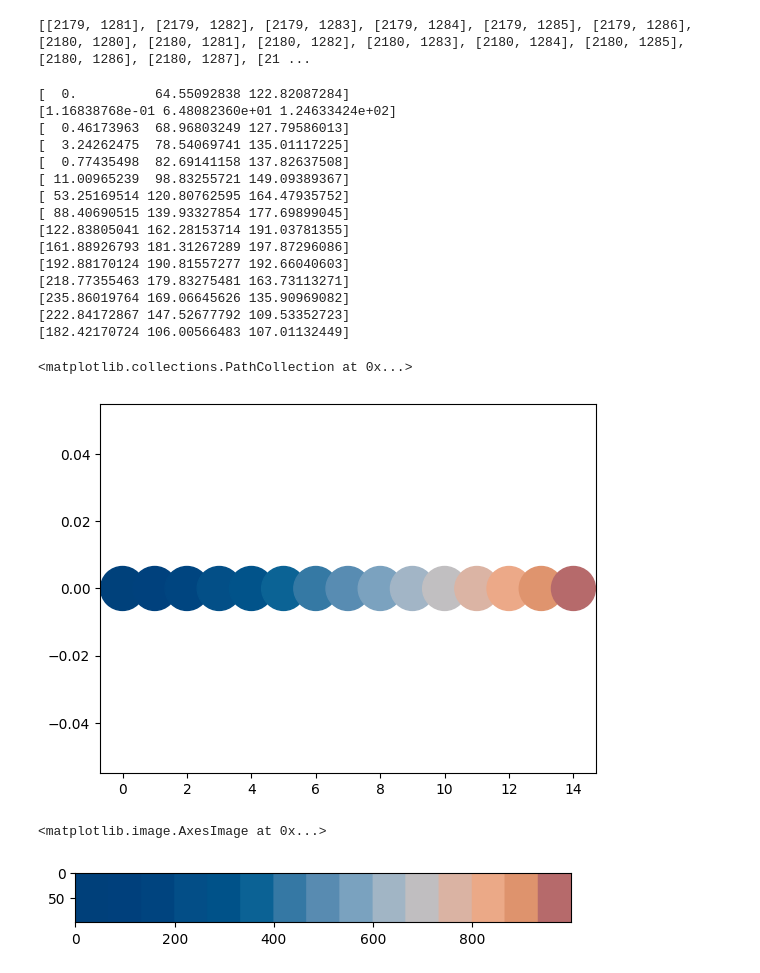
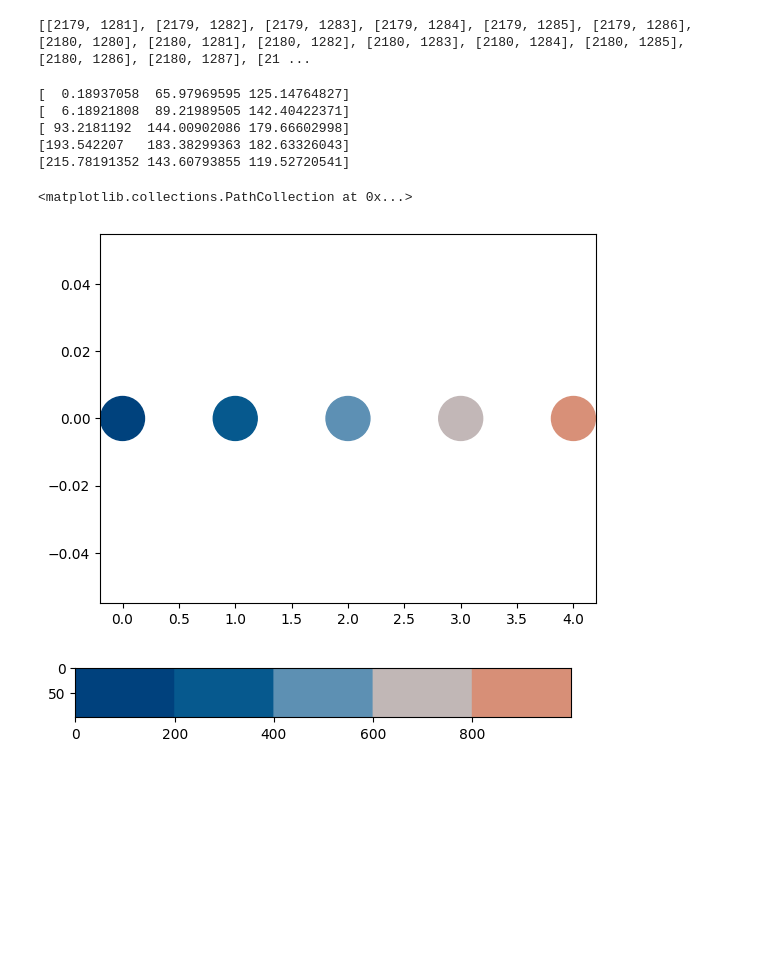
Before and after one commit to hunkim98/sky-palette, a Jupyter notebook: segmentation.ipynb, the cells around one changed output. Cells and saved outputs as stored; diff of their text form; code cells hidden in the pictures; blank space fills up the shorter version.

```diff
--- a/segmentation.ipynb
+++ b/segmentation.ipynb
@@ -104,48 +104,38 @@ print(segment_info_array[-1]['points'])
 # %% [output]
 [[2179, 1281], [2179, 1282], [2179, 1283], [2179, 1284], [2179, 1285], [2179, 1286], [2180, 1280], [2180, 1281], [2180, 1282], [2180, 1283], [2180, 1284], [2180, 1285], [2180, 1286], [2180, 1287], [21 ...
 # %%
-num_colors = 15
+num_colors = 5
 
 top_row_index = 0
 bottom_row_index = segment_info_array[-1]['points'][-1][0]
 
 
 
 stop_row_indices = np.linspace(top_row_index, bottom_row_index, num_colors + 1, dtype=int)
 
 key_colors = []
 for i in range(stop_row_indices.astype(int).shape[0]):
     if i == 0:
         continue
     else:
         start_row_index = stop_row_indices[i-1].astype(int)
         stop_row_index = stop_row_indices[i].astype(int)
         filtered_segment_info_array = np.array([d for d in segment_info_array if d['row_index'] >= start_row_index and d['row_index'] <= stop_row_index])
         mean_colors = np.array([d['mean_color'] for d in filtered_segment_info_array])
         mean_color = np.mean(mean_colors, axis=0)
         print(mean_color)
         key_colors.append(mean_color)
 
 key_colors = np.array(key_colors)
 plt.scatter(np.arange(len(key_colors)), np.zeros(len(key_colors)), c=key_colors/255.0, s=1000)
 # %% [output]
-[  0.          64.55092838 122.82087284]
-[1.16838768e-01 6.48082360e+01 1.24633424e+02]
-[  0.46173963  68.96803249 127.79586013]
-[  3.24262475  78.54069741 135.01117225]
-[  0.77435498  82.69141158 137.82637508]
-[ 11.00965239  98.83255721 149.09389367]
-[ 53.25169514 120.80762595 164.47935752]
-[ 88.40690515 139.93327854 177.69899045]
-[122.83805041 162.28153714 191.03781355]
-[161.88926793 181.31267289 197.87296086]
-[192.88170124 190.81557277 192.66040603]
-[218.77355463 179.83275481 163.73113271]
-[235.86019764 169.06645626 135.90969082]
-[222.84172867 147.52677792 109.53352723]
-[182.42170724 106.00566483 107.01132449]
+[  0.18937058  65.97969595 125.14764827]
+[  6.18921808  89.21989505 142.40422371]
+[ 93.2181192  144.00902086 179.66602998]
+[193.542207   183.38299363 182.63326043]
+[215.78191352 143.60793855 119.52720541]
 <matplotlib.collections.PathCollection at 0x...>
-[figure, old version]
+[figure, new version]
 # %%
 def create_color_gradient_key_colors(key_colors, gradient_width, gradient_height):
     # gradient_colors = calculate_intermediate_colors(key_colors, len(key_colors))
@@ -162,6 +152,6 @@ def create_color_gradient_key_colors(key_colors, gradient_width, gradient_height
 # %%
 gradient_image = create_color_gradient_key_colors(key_colors, 1000, 100)
 plt.imshow(gradient_image)
+gradient_image.show()
 # %% [output]
-<matplotlib.image.AxesImage at 0x...>
 [figure]
```
Also changed, not shown: 4 other files.
